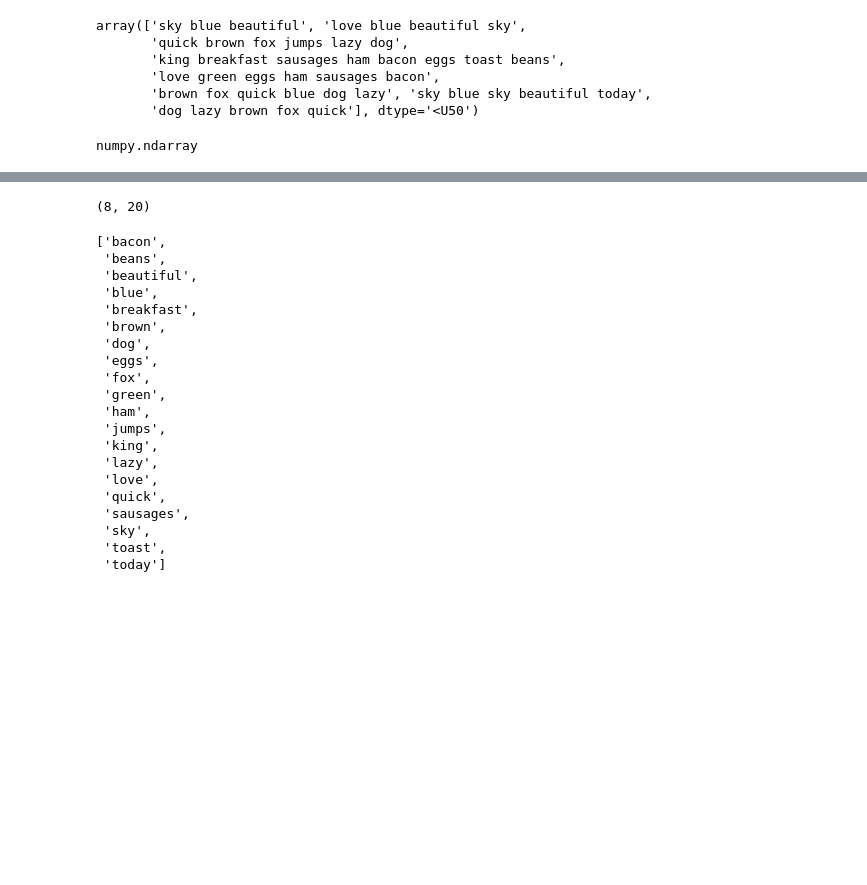
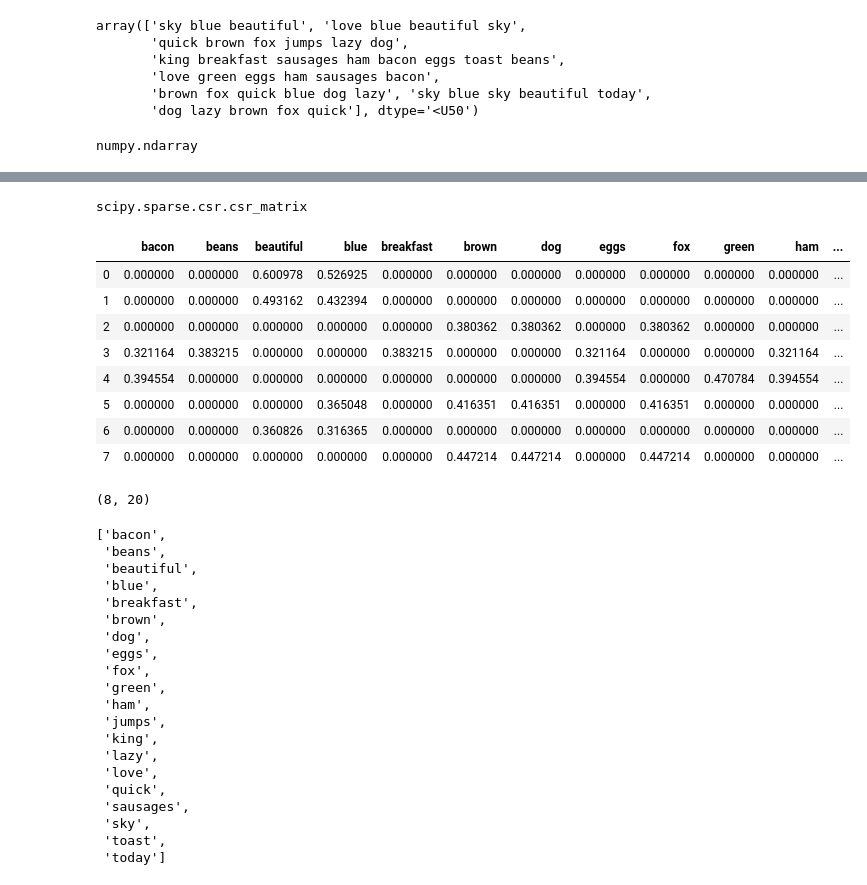
Before and after one commit to amolravatale/GL, a Jupyter notebook: Practise/NLP/Basic.ipynb, the cells around one changed output, grey strips where cells are left out. Cells and saved outputs as stored; diff of their text form; code cells hidden in the pictures; blank space fills up the shorter version.

```diff
--- a/Practise/NLP/Basic.ipynb
+++ b/Practise/NLP/Basic.ipynb
@@ -86,3 +116,27 @@ numpy.ndarray
+# %%
+fealst = vt.get_feature_names()
+# %%
+type(vt_trans)
+# %% [output]
+scipy.sparse.csr.csr_matrix
+# %%
+vt_arr = vt_trans.todense()
+# %%
+vt_arr = np.array(vt_arr)
+# %%
+df1 = pd.DataFrame(vt_arr, columns=fealst)
+# %%
+df1
+# %% [output]
+|  | bacon | beans | beautiful | blue | breakfast | brown | dog | eggs | fox | green | ham | ... |
+| 0 | 0.000000 | 0.000000 | 0.600978 | 0.526925 | 0.000000 | 0.000000 | 0.000000 | 0.000000 | 0.000000 | 0.000000 | 0.000000 | ... |
+| 1 | 0.000000 | 0.000000 | 0.493162 | 0.432394 | 0.000000 | 0.000000 | 0.000000 | 0.000000 | 0.000000 | 0.000000 | 0.000000 | ... |
+| 2 | 0.000000 | 0.000000 | 0.000000 | 0.000000 | 0.000000 | 0.380362 | 0.380362 | 0.000000 | 0.380362 | 0.000000 | 0.000000 | ... |
+| 3 | 0.321164 | 0.383215 | 0.000000 | 0.000000 | 0.383215 | 0.000000 | 0.000000 | 0.321164 | 0.000000 | 0.000000 | 0.321164 | ... |
+| 4 | 0.394554 | 0.000000 | 0.000000 | 0.000000 | 0.000000 | 0.000000 | 0.000000 | 0.394554 | 0.000000 | 0.470784 | 0.394554 | ... |
+| 5 | 0.000000 | 0.000000 | 0.000000 | 0.365048 | 0.000000 | 0.416351 | 0.416351 | 0.000000 | 0.416351 | 0.000000 | 0.000000 | ... |
+| 6 | 0.000000 | 0.000000 | 0.360826 | 0.316365 | 0.000000 | 0.000000 | 0.000000 | 0.000000 | 0.000000 | 0.000000 | 0.000000 | ... |
+| 7 | 0.000000 | 0.000000 | 0.000000 | 0.000000 | 0.000000 | 0.447214 | 0.447214 | 0.000000 | 0.447214 | 0.000000 | 0.000000 | ... |
 # %%
 from sklearn.feature_extraction.text import CountVectorizer
 # %%
```
Also changed, not shown: parts of 12 cells of this notebook.
